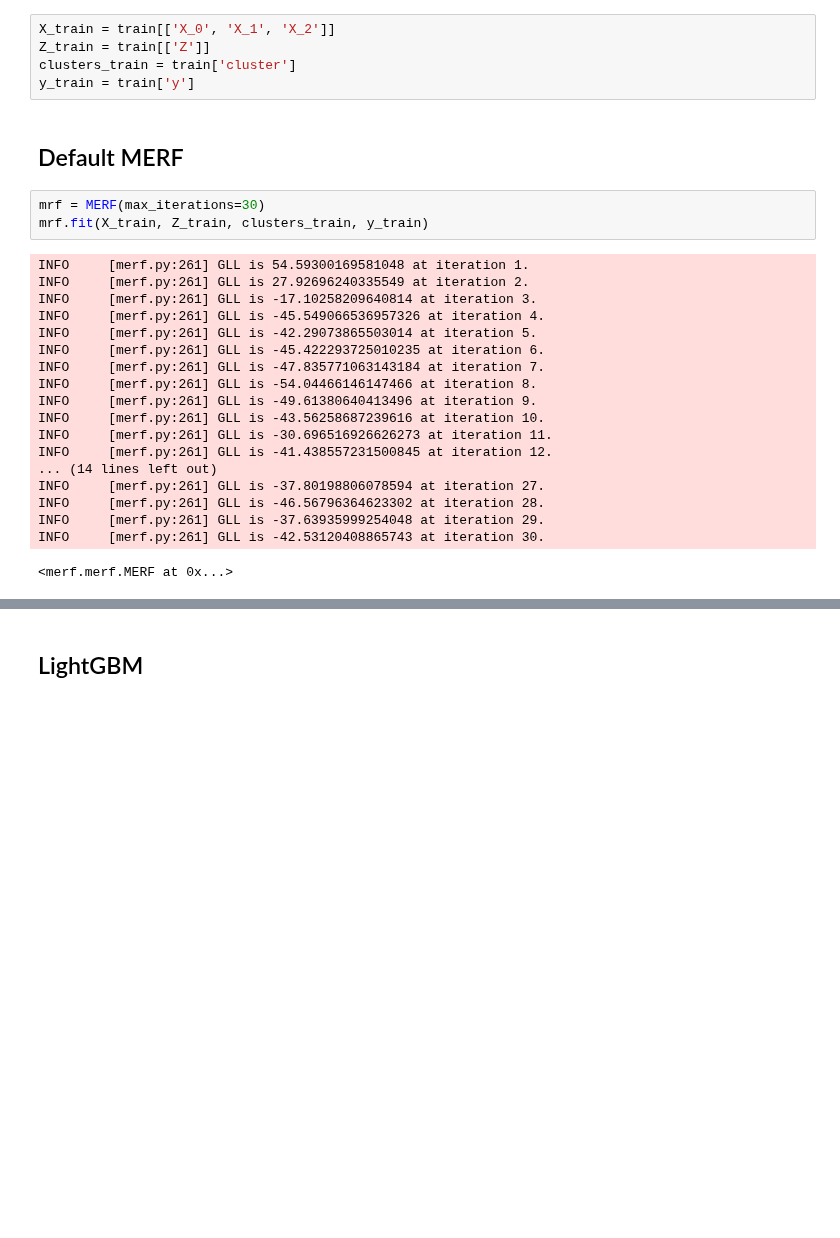
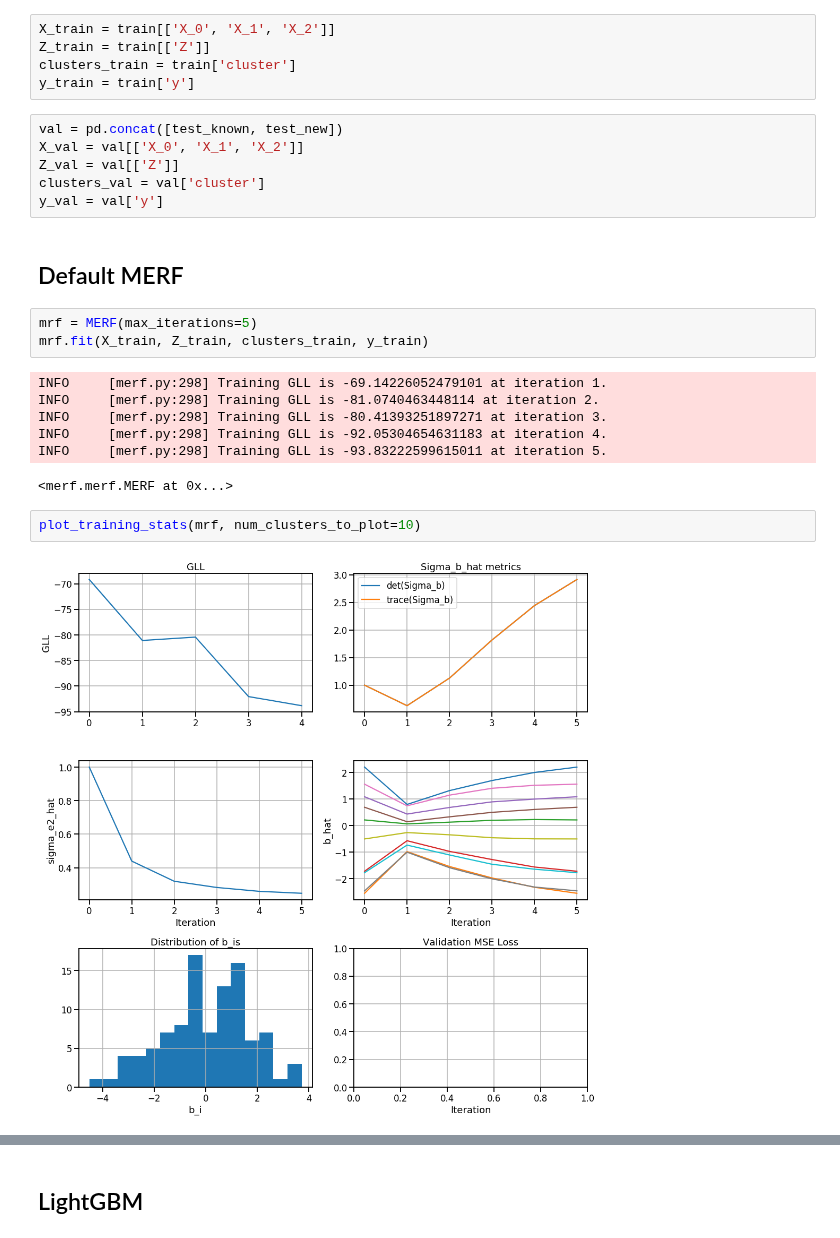
Before and after one commit to manifoldai/merf, a Jupyter notebook: notebooks/MERF Example.ipynb, the cells around one changed output, grey strips where cells are left out. Drawn from its saved outputs; the diff is of its cells as text; blank space fills up the shorter version.

```diff
--- a/notebooks/MERF Example.ipynb
+++ b/notebooks/MERF Example.ipynb
@@ -70,27 +70,25 @@ X_train = train[['X_0', 'X_1', 'X_2']]
 Z_train = train[['Z']]
 clusters_train = train['cluster']
 y_train = train['y']
+# %%
+val = pd.concat([test_known, test_new])
+X_val = val[['X_0', 'X_1', 'X_2']]
+Z_val = val[['Z']]
+clusters_val = val['cluster']
+y_val = val['y']
 # %% [markdown]
 ## Default MERF
 # %%
-mrf = MERF(max_iterations=30)
+mrf = MERF(max_iterations=5)
 mrf.fit(X_train, Z_train, clusters_train, y_train)
 # %% [output]
-INFO     [merf.py:261] GLL is 54.59300169581048 at iteration 1.
-INFO     [merf.py:261] GLL is 27.92696240335549 at iteration 2.
-INFO     [merf.py:261] GLL is -17.10258209640814 at iteration 3.
-INFO     [merf.py:261] GLL is -45.549066536957326 at iteration 4.
-INFO     [merf.py:261] GLL is -42.29073865503014 at iteration 5.
-INFO     [merf.py:261] GLL is -45.422293725010235 at iteration 6.
-INFO     [merf.py:261] GLL is -47.835771063143184 at iteration 7.
-INFO     [merf.py:261] GLL is -54.04466146147466 at iteration 8.
-INFO     [merf.py:261] GLL is -49.61380640413496 at iteration 9.
-INFO     [merf.py:261] GLL is -43.56258687239616 at iteration 10.
-INFO     [merf.py:261] GLL is -30.696516926626273 at iteration 11.
-INFO     [merf.py:261] GLL is -41.438557231500845 at iteration 12.
-... (14 lines left out)
-INFO     [merf.py:261] GLL is -37.80198806078594 at iteration 27.
-INFO     [merf.py:261] GLL is -46.56796364623302 at iteration 28.
-INFO     [merf.py:261] GLL is -37.63935999254048 at iteration 29.
-INFO     [merf.py:261] GLL is -42.53120408865743 at iteration 30.
+INFO     [merf.py:298] Training GLL is -69.14226052479101 at iteration 1.
+INFO     [merf.py:298] Training GLL is -81.0740463448114 at iteration 2.
+INFO     [merf.py:298] Training GLL is -80.41393251897271 at iteration 3.
+INFO     [merf.py:298] Training GLL is -92.05304654631183 at iteration 4.
+INFO     [merf.py:298] Training GLL is -93.83222599615011 at iteration 5.
 <merf.merf.MERF at 0x...>
+# %%
+plot_training_stats(mrf, num_clusters_to_plot=10)
+# %% [output]
+[figure, added]
```
Also changed, not shown: parts of 7 cells of this notebook, 3 other files.
